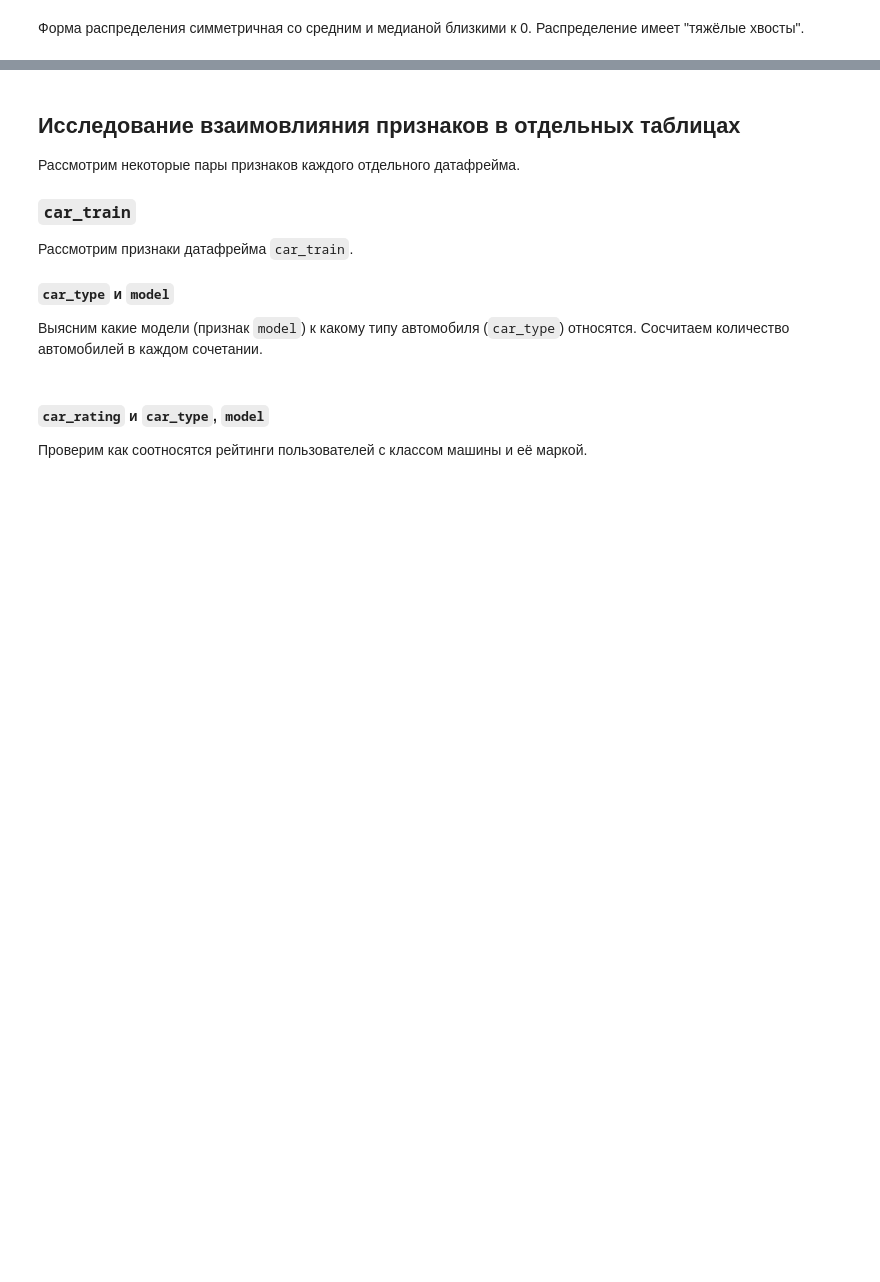
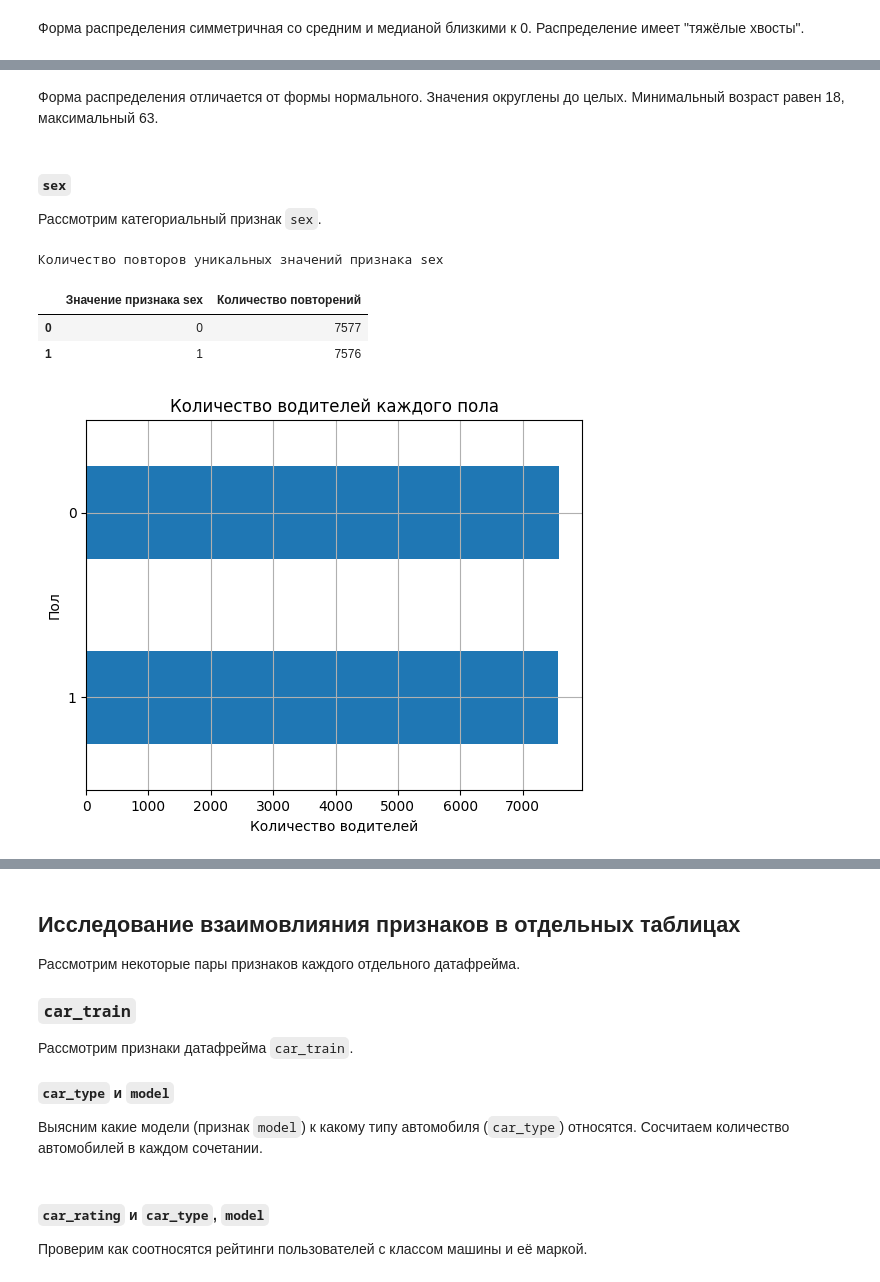
Before and after one commit to AlekseiBogachev/competitive_ds_cource_prj, a Jupyter notebook: notebooks/exploratory/eda.ipynb, the cells around one changed output, grey strips where cells are left out. Drawn from its saved outputs; the diff is of its cells as text; code cells hidden in the pictures; blank space fills up the shorter version.

```diff
--- a/notebooks/exploratory/eda.ipynb
+++ b/notebooks/exploratory/eda.ipynb
@@ -1087,0 +1118,22 @@ explore_num_feature(rides_info, "deviation_normal")
+# %% [markdown]
+Форма распределения отличается от формы нормального. Значения округлены до
+целых. Минимальный возраст равен 18, максимальный 63.
+# %% [markdown]
+#### `sex`
+Рассмотрим категориальный признак `sex`.
+# %%
+explore_cat_feature(
+    driver_info,
+    "sex",
+    xlabel="Количество водителей",
+    ylabel="Пол",
+    title="Количество водителей каждого пола",
+    grid=True,
+    sharex=False
+)
+# %% [output]
+Количество повторов уникальных значений признака sex
+|  | Значение признака sex | Количество повторений |
+| 0 | 0 | 7577 |
+| 1 | 1 | 7576 |
+[figure, added]
```
Also changed, not shown: parts of 28 cells of this notebook, 1 other file.
